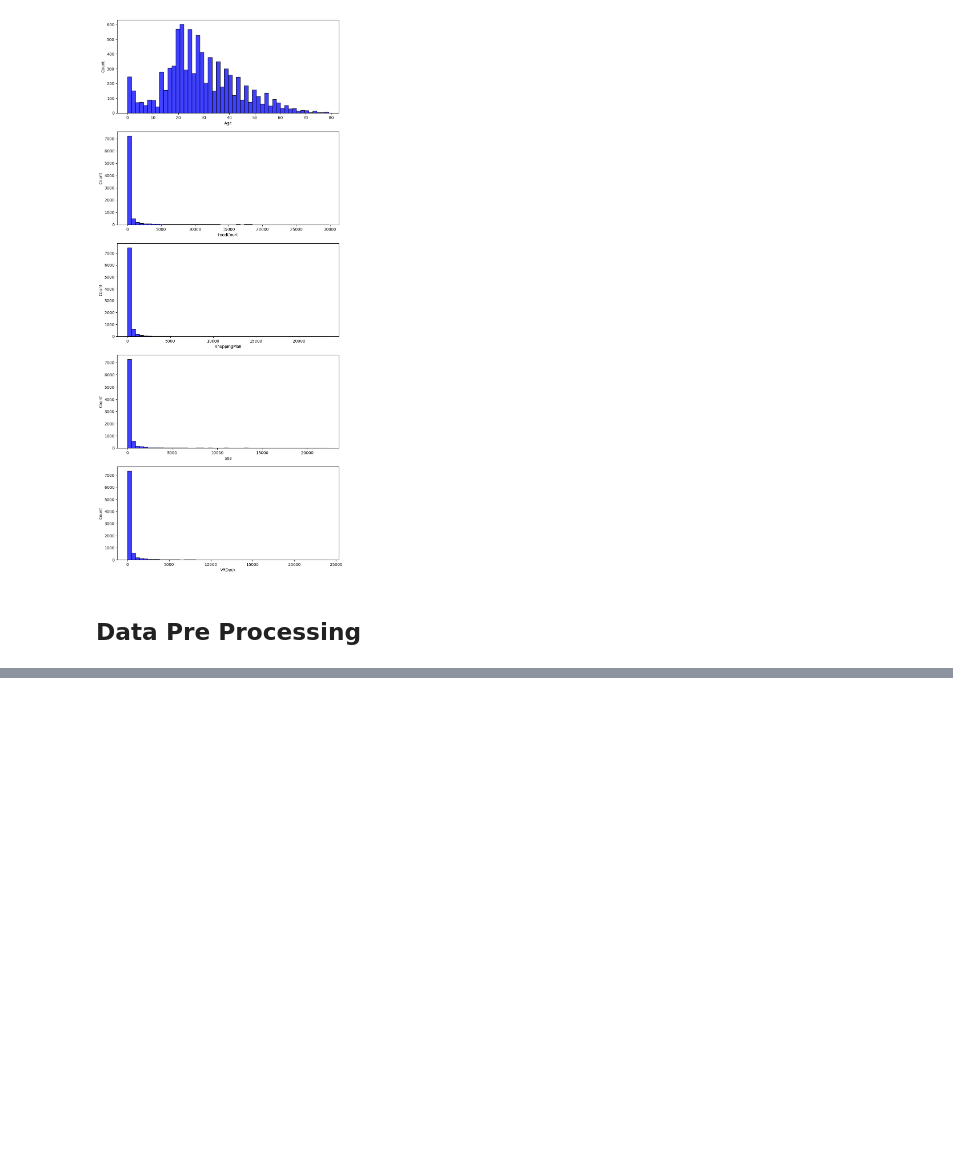
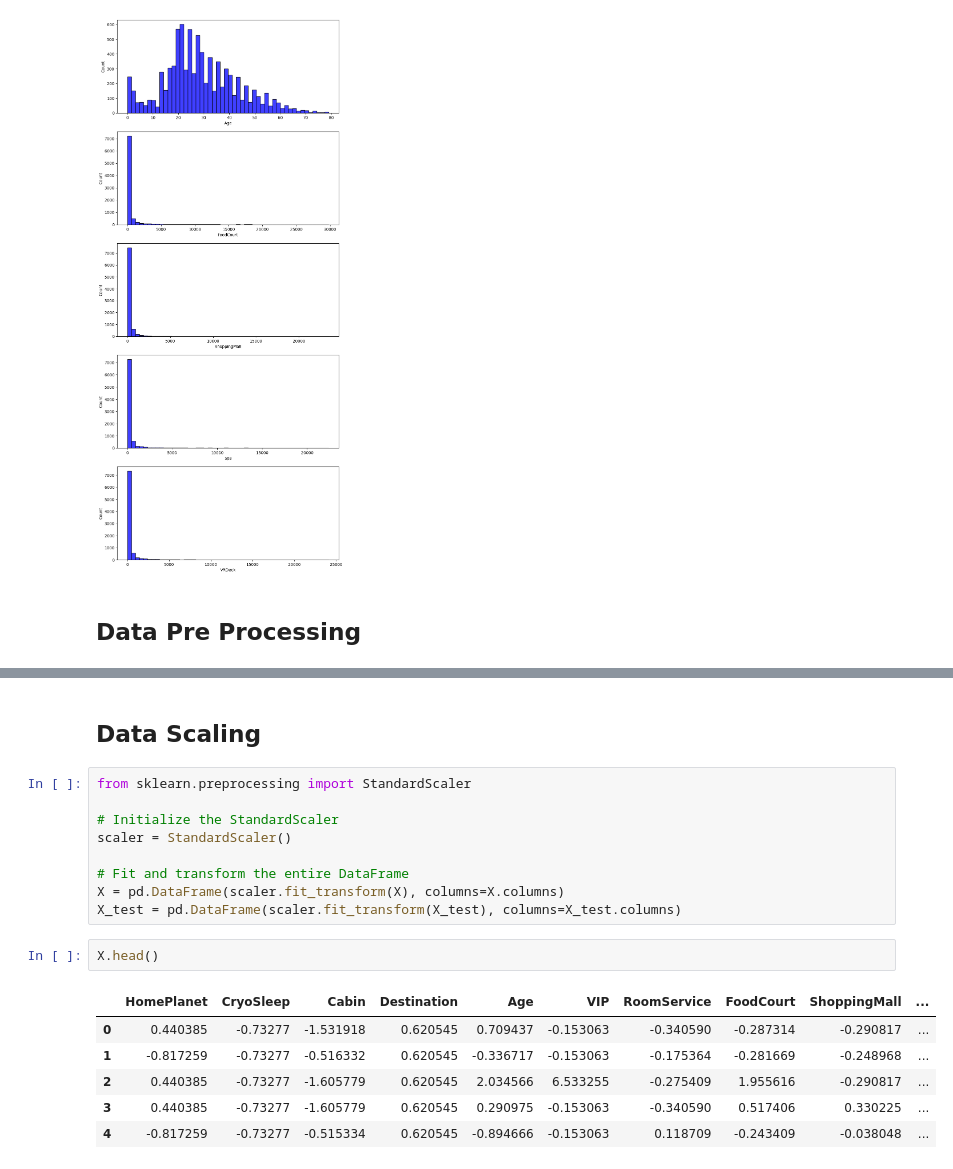
Before and after one commit to lurchyy/Spaceship-Titanic, a Jupyter notebook: notebookb600df4343.ipynb, the cells around one changed output, grey strips where cells are left out. Cells and saved outputs as stored; diff of their text form; blank space fills up the shorter version.

```diff
--- a/notebookb600df4343.ipynb
+++ b/notebookb600df4343.ipynb
@@ -139,0 +193,20 @@ print(f'{train_fin.shape}, {valid_fin.shape}')
+# %% [markdown]
+## Data Scaling
+# %%
+from sklearn.preprocessing import StandardScaler
+
+# Initialize the StandardScaler
+scaler = StandardScaler()
+
+# Fit and transform the entire DataFrame
+X = pd.DataFrame(scaler.fit_transform(X), columns=X.columns)
+X_test = pd.DataFrame(scaler.fit_transform(X_test), columns=X_test.columns)
+# %%
+X.head()
+# %% [output]
+|  | HomePlanet | CryoSleep | Cabin | Destination | Age | VIP | RoomService | FoodCourt | ShoppingMall | ... |
+| 0 | 0.440385 | -0.73277 | -1.531918 | 0.620545 | 0.709437 | -0.153063 | -0.340590 | -0.287314 | -0.290817 | ... |
+| 1 | -0.817259 | -0.73277 | -0.516332 | 0.620545 | -0.336717 | -0.153063 | -0.175364 | -0.281669 | -0.248968 | ... |
+| 2 | 0.440385 | -0.73277 | -1.605779 | 0.620545 | 2.034566 | 6.533255 | -0.275409 | 1.955616 | -0.290817 | ... |
+| 3 | 0.440385 | -0.73277 | -1.605779 | 0.620545 | 0.290975 | -0.153063 | -0.340590 | 0.517406 | 0.330225 | ... |
+| 4 | -0.817259 | -0.73277 | -0.515334 | 0.620545 | -0.894666 | -0.153063 | 0.118709 | -0.243409 | -0.038048 | ... |
```
Also changed, not shown: parts of 22 cells of this notebook.
